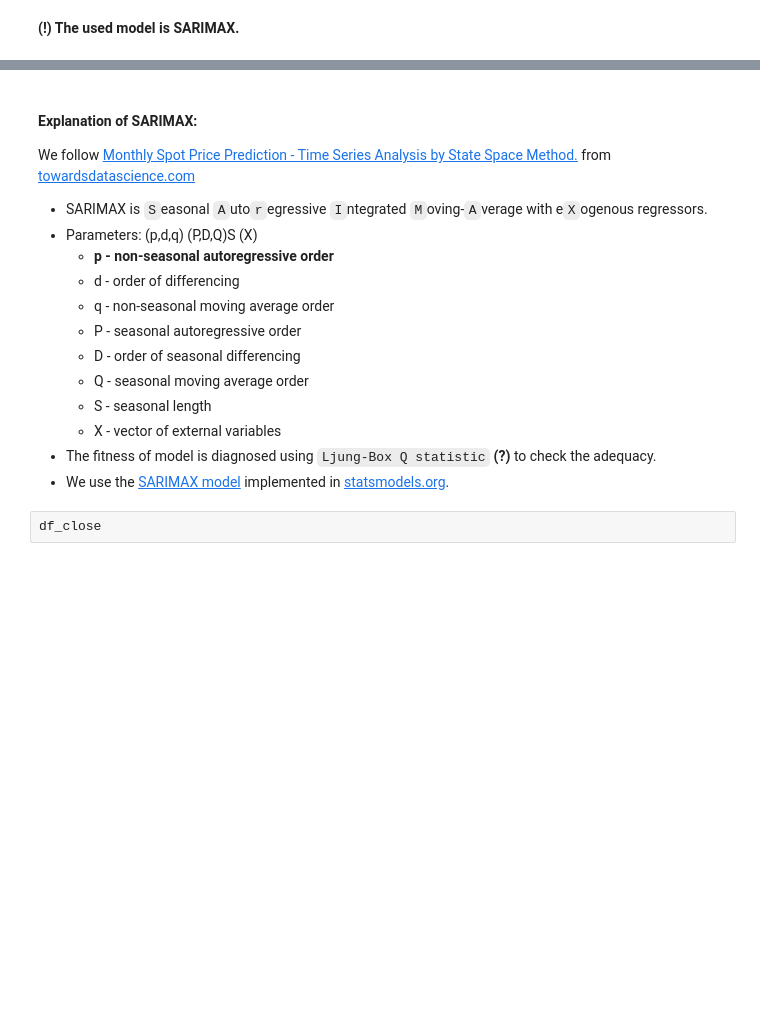
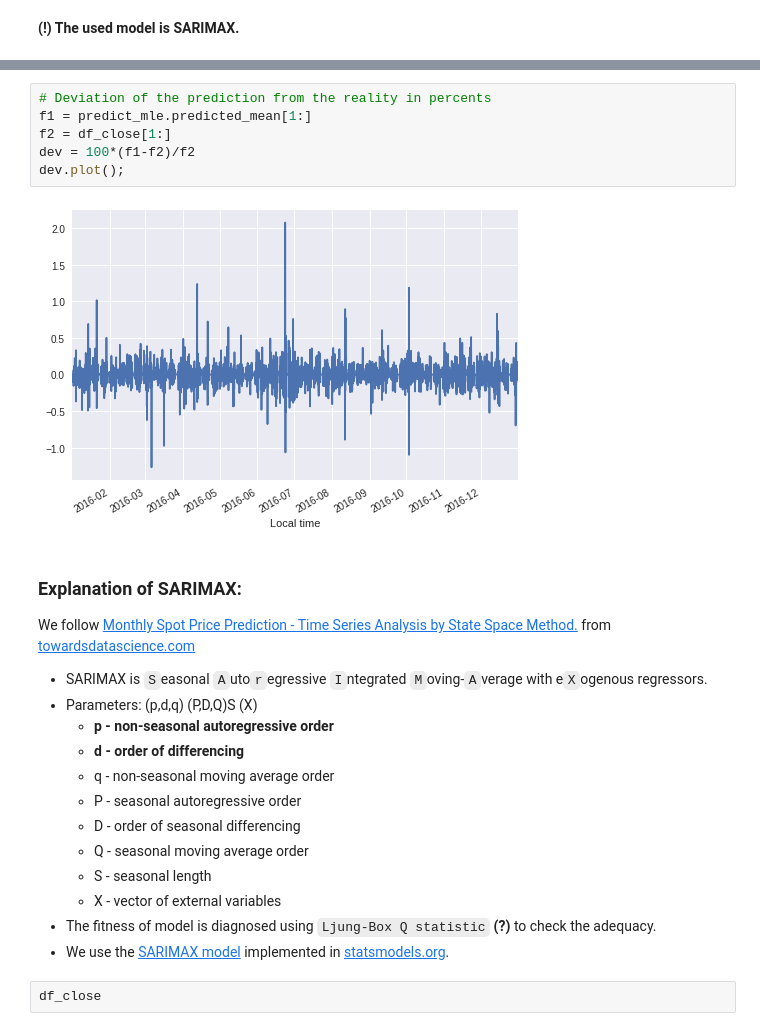
Before and after one commit to viktor-begun/ML_Trading, a Jupyter notebook: ML_Arima.ipynb, the cells around one changed output, grey strips where cells are left out. Saved outputs shown, nothing was run; the diff lists cells and outputs as text; blank space fills up the shorter version.

```diff
--- a/ML_Arima.ipynb
+++ b/ML_Arima.ipynb
@@ -369,10 +517,18 @@ Warnings:
+# %%
+# Deviation of the prediction from the reality in percents
+f1 = predict_mle.predicted_mean[1:]
+f2 = df_close[1:]
+dev = 100*(f1-f2)/f2
+dev.plot();
+# %% [output]
+[figure, added]
 # %% [markdown]
-#### **Explanation of SARIMAX:**<a id='SARIMAX'></a>
+### **Explanation of SARIMAX:**<a id='SARIMAX'></a>
 We follow [Monthly Spot Price Prediction - Time Series Analysis by State Space Method.](https://towardsdatascience.com/monthly-spot-price-prediction-time-series-analysis-by-state-space-method-34aedf6ba294) from [towardsdatascience.com](https://towardsdatascience.com)
 - SARIMAX is `S`easonal `A`uto`r`egressive `I`ntegrated `M`oving-`A`verage with e`X`ogenous regressors.
 - Parameters: (p,d,q) (P,D,Q)S (X)
     - **p - non-seasonal autoregressive order**
-    - d - order of differencing
+    - **d - order of differencing**
     - q - non-seasonal moving average order
     - P - seasonal autoregressive order
     - D - order of seasonal differencing
```
Also changed, not shown: parts of 33 cells of this notebook.
